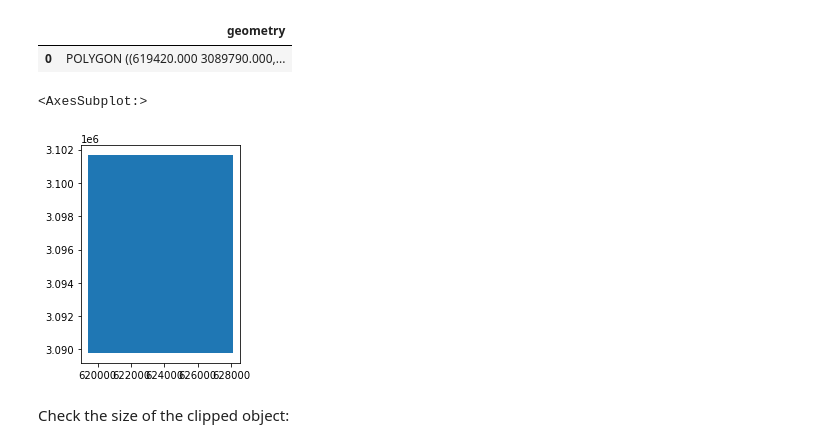
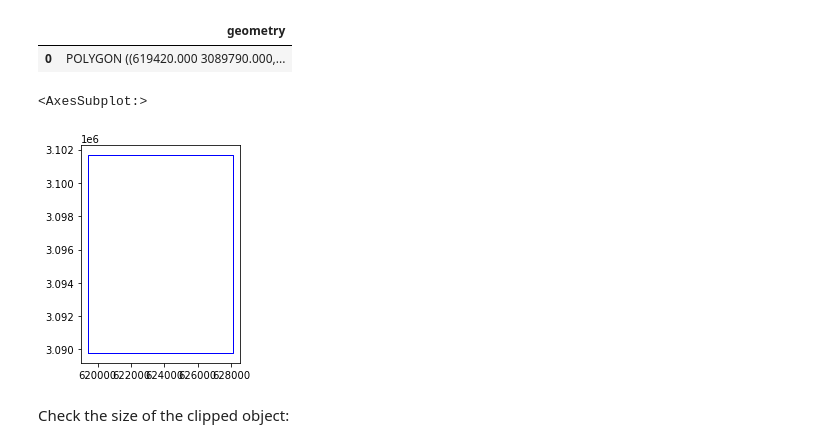
Before and after one commit to e-marshall/sentinel1_rtc, a Jupyter notebook: _sources/asf_local_mf.ipynb, the cells around one changed output. Saved outputs shown, nothing was run; the diff lists cells and outputs as text; code cells hidden in the pictures.

```diff
--- a/_sources/asf_local_mf.ipynb
+++ b/_sources/asf_local_mf.ipynb
@@ -581,10 +578,10 @@ pc_aoi
 |  | geometry |
 | 0 | POLYGON ((619420.000 3089790.000,... |
 # %%
-pc_aoi.plot()
+pc_aoi.plot(facecolor='None', edgecolor='blue')
 # %% [output]
 <AxesSubplot:>
-[figure, old version]
+[figure, new version]
 # %%
 asf_clip = asf_ds_sorted.rio.clip(pc_aoi.geometry, pc_aoi.crs)
 # %% [markdown]
```
Also changed, not shown: parts of 57 cells of this notebook, 21 other files.
